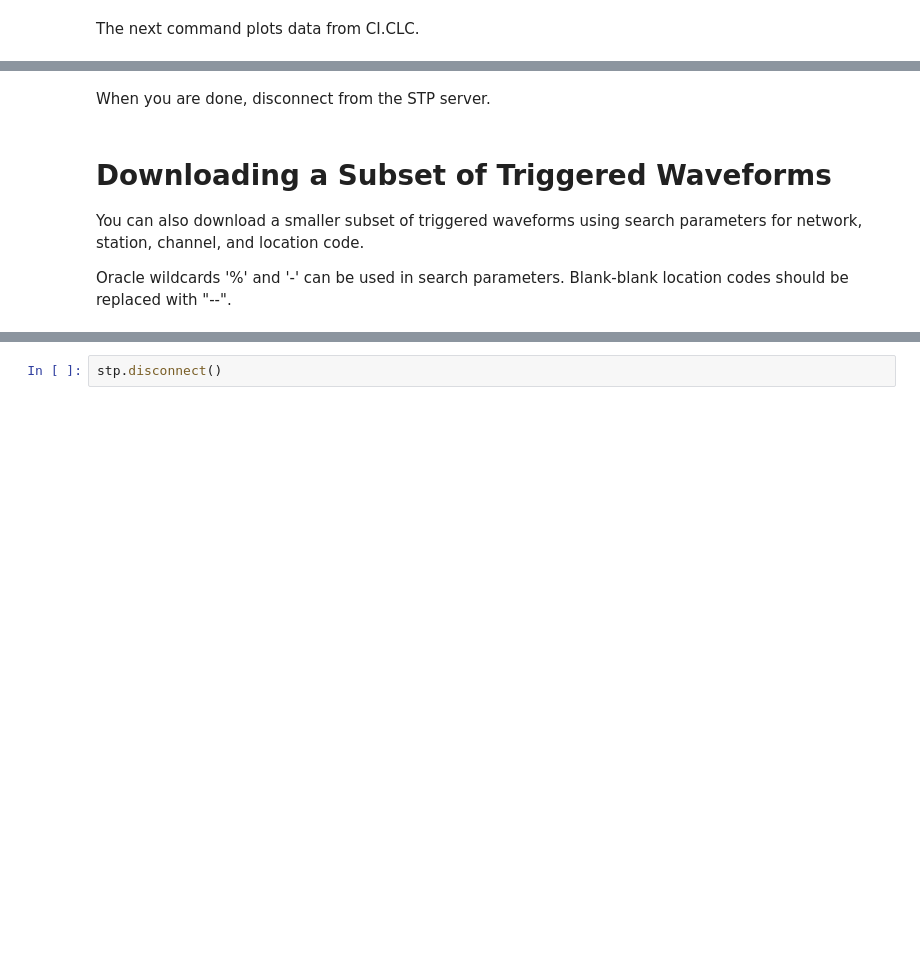
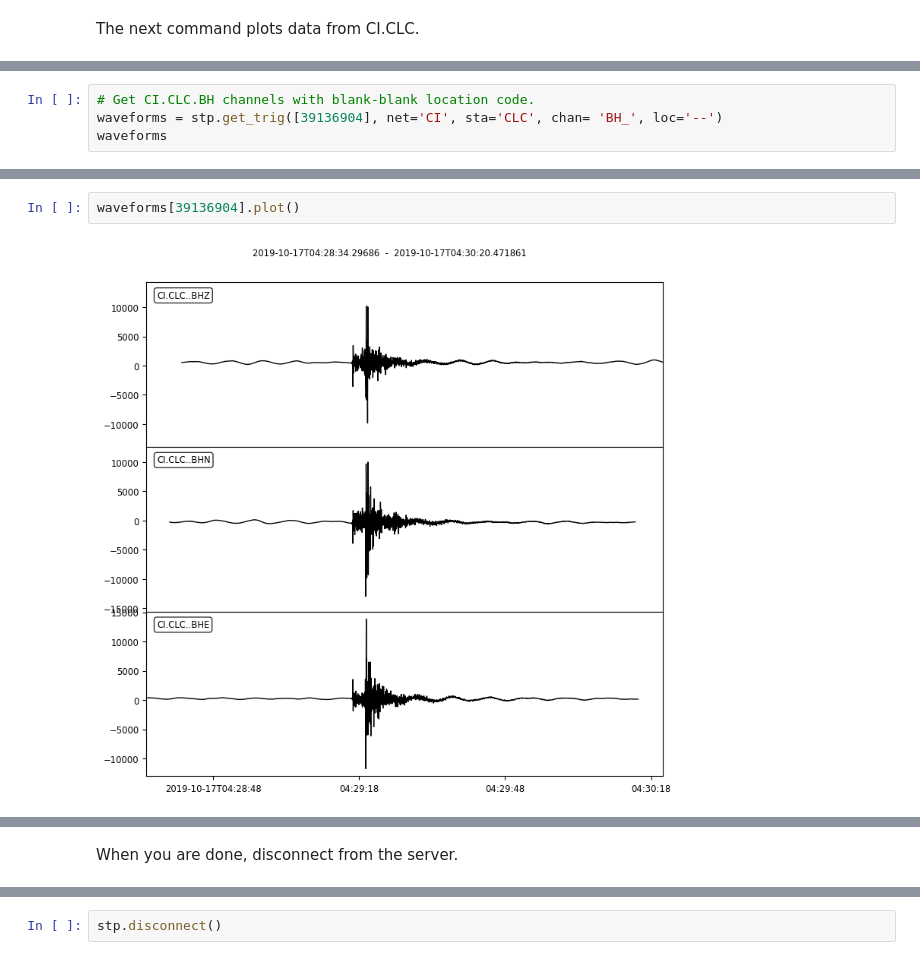
Before and after one commit to SCEDC/pystp, a Jupyter notebook: Example Notebook.ipynb, the cells around one changed output, grey strips where cells are left out. Cells and saved outputs as stored; diff of their text form; blank space fills up the shorter version.

```diff
--- a/Example Notebook.ipynb
+++ b/Example Notebook.ipynb
@@ -75,0 +110,4 @@ waveforms.select(network='CI', station='CLC').plot()
+# %%
+# Get CI.CLC.BH channels with blank-blank location code.
+waveforms = stp.get_trig([39136904], net='CI', sta='CLC', chan= 'BH_', loc='--')
+waveforms
@@ -75,0 +120,4 @@ waveforms.select(network='CI', station='CLC').plot()
+# %%
+waveforms[39136904].plot()
+# %% [output]
+[figure, added]
@@ -76,8 +125,2 @@ waveforms.select(network='CI', station='CLC').plot()
 # %% [markdown]
-When you are done, disconnect from the STP server.
+When you are done, disconnect from the server.
-# %% [markdown]
-# Downloading a Subset of Triggered Waveforms
-
-You can also download a smaller subset of triggered waveforms using search parameters for network, station, channel, and location code.
-
-Oracle wildcards '%' and '-' can be used in search parameters. Blank-blank location codes should be replaced with "--".
```
Also changed, not shown: parts of 25 cells of this notebook, 1 other file.
